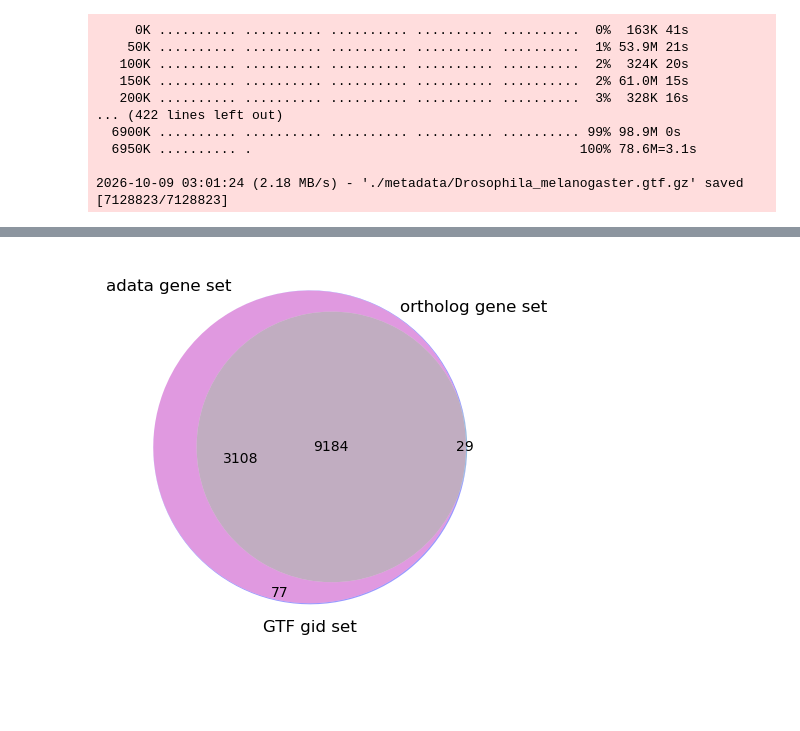
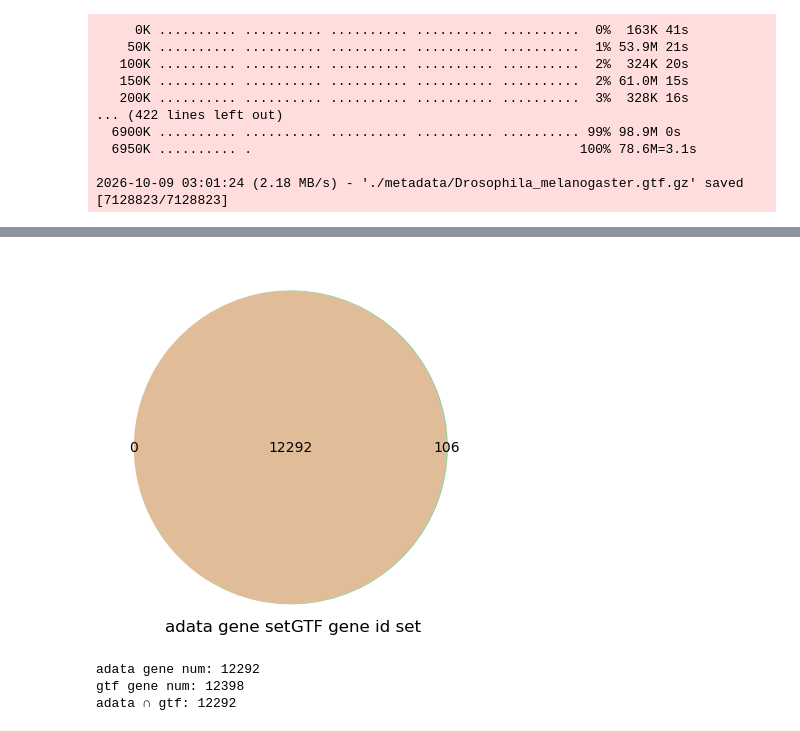
Before and after one commit to zliu90693/anno_cells, a Jupyter notebook: .subprojects/MetaNeighbor/01_get_data.ipynb, the cells around one changed output, grey strips where cells are left out. Drawn from its saved outputs; the diff is of its cells as text; code cells hidden in the pictures; blank space fills up the shorter version.

```diff
--- a/.subprojects/MetaNeighbor/01_get_data.ipynb
+++ b/.subprojects/MetaNeighbor/01_get_data.ipynb
@@ -287,8 +295,17 @@ Dmel_gid_set = set(Dmel_gtf["gene_id"].to_list())
 # %%
-from matplotlib_venn import venn3
+from matplotlib_venn import venn2
 import matplotlib.pyplot as plt
 
-v = venn3([Amel_set, Amel_121_set, Amel_gid_set], set_labels=("adata gene set", "ortholog gene set", "GTF gid set"))
+v = venn2([Amel_set, Amel_gid_set], set_labels=("adata gene set", "GTF gene id set"))
 plt.show()
+
+print(f"adata gene num: {len(Amel_set)}")
+# print(f"ortho gene num: {len(Amel_121_set)}")
+print(f"gtf gene num: {len(Amel_gid_set)}")
+
+print(f"adata ∩ gtf: {len(Amel_set & Amel_gid_set)}")
 # %% [output]
-[figure, old version]
+[figure, new version]
+adata gene num: 12292
+gtf gene num: 12398
+adata ∩ gtf: 12292
```
Also changed, not shown: parts of 26 cells of this notebook, 4 other files.
